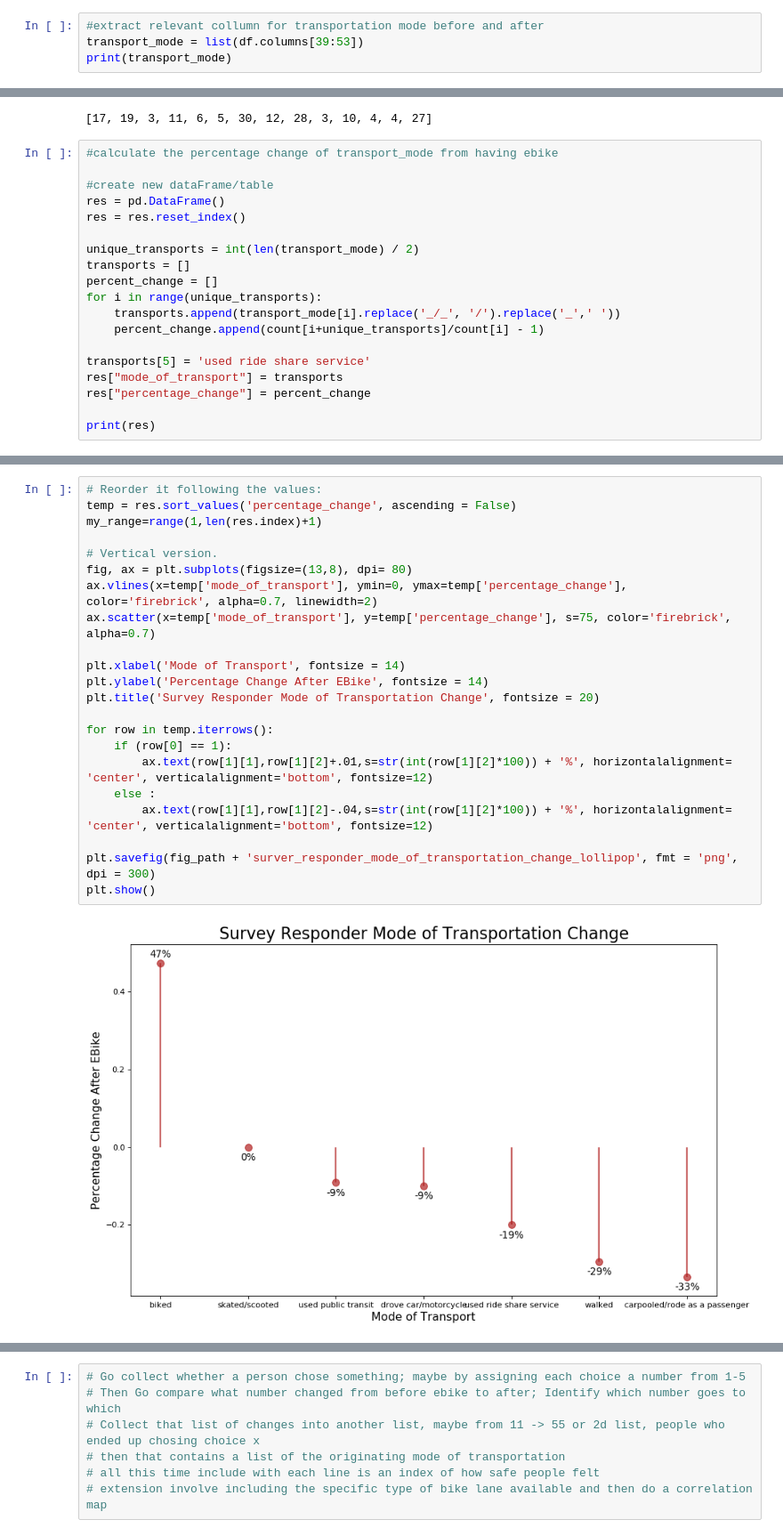
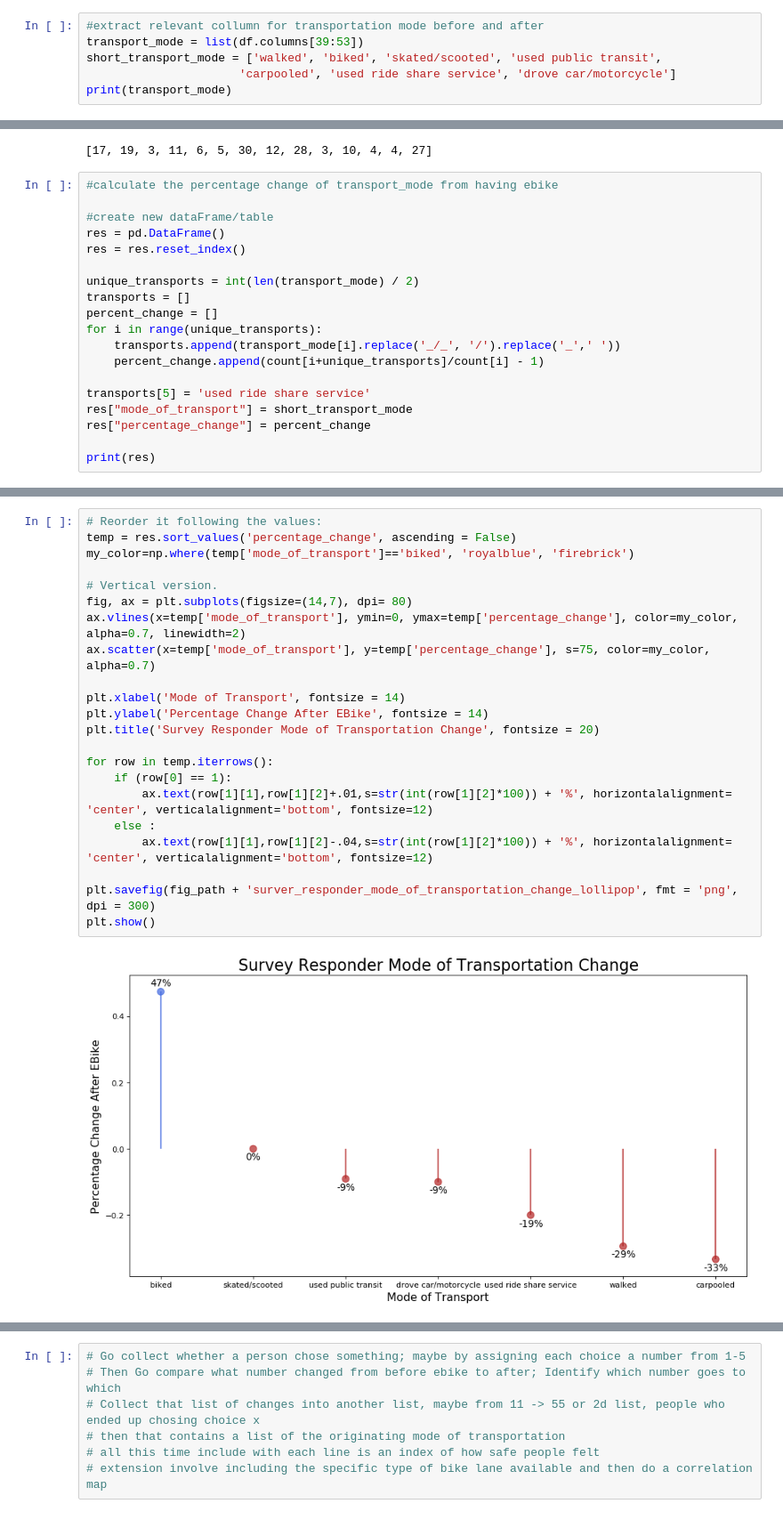
Before and after one commit to lindseytam/EBikeSurvey, a Jupyter notebook: notebook/analysis/01_summary_stats_ebike.ipynb, the cells around one changed output, grey strips where cells are left out. Shown at 89% size. Saved outputs shown, nothing was run; the diff lists cells and outputs as text.

```diff
--- a/notebook/analysis/01_summary_stats_ebike.ipynb
+++ b/notebook/analysis/01_summary_stats_ebike.ipynb
@@ -33,6 +33,8 @@ df.head()
 # %%
 #extract relevant collumn for transportation mode before and after
 transport_mode = list(df.columns[39:53])
+short_transport_mode = ['walked', 'biked', 'skated/scooted', 'used public transit',
+                      'carpooled', 'used ride share service', 'drove car/motorcycle']
 print(transport_mode)
 # %% [output]
 ['walked', 'biked', 'skated_/_scooted', 'used_public_transit', 'carpooled_/_rode_as_a_passenger', 'used_ride_share_service_(lyft/uber)', 'drove_car_/_motorcycle', 'walked.1', 'biked.1', 'skated_/_scoo ...
@@ -61,7 +63,7 @@ for i in range(unique_transports):
     percent_change.append(count[i+unique_transports]/count[i] - 1)
 
 transports[5] = 'used ride share service'
-res["mode_of_transport"] = transports
+res["mode_of_transport"] = short_transport_mode
 res["percentage_change"] = percent_change
 
 print(res)
@@ -92,24 +94,24 @@ plt.show()
 # %%
 # Reorder it following the values:
 temp = res.sort_values('percentage_change', ascending = False)
-my_range=range(1,len(res.index)+1)
+my_color=np.where(temp['mode_of_transport']=='biked', 'royalblue', 'firebrick')
 
 # Vertical version.
-fig, ax = plt.subplots(figsize=(13,8), dpi= 80)
-ax.vlines(x=temp['mode_of_transport'], ymin=0, ymax=temp['percentage_change'], color='firebrick', alpha=0.7, linewidth=2)
-ax.scatter(x=temp['mode_of_transport'], y=temp['percentage_change'], s=75, color='firebrick', alpha=0.7)
+fig, ax = plt.subplots(figsize=(14,7), dpi= 80)
+ax.vlines(x=temp['mode_of_transport'], ymin=0, ymax=temp['percentage_change'], color=my_color, alpha=0.7, linewidth=2)
+ax.scatter(x=temp['mode_of_transport'], y=temp['percentage_change'], s=75, color=my_color, alpha=0.7)
 
 plt.xlabel('Mode of Transport', fontsize = 14)
 plt.ylabel('Percentage Change After EBike', fontsize = 14)
 plt.title('Survey Responder Mode of Transportation Change', fontsize = 20)
 
 for row in temp.iterrows():
     if (row[0] == 1):
         ax.text(row[1][1],row[1][2]+.01,s=str(int(row[1][2]*100)) + '%', horizontalalignment= 'center', verticalalignment='bottom', fontsize=12)
     else :
         ax.text(row[1][1],row[1][2]-.04,s=str(int(row[1][2]*100)) + '%', horizontalalignment= 'center', verticalalignment='bottom', fontsize=12)
 
 plt.savefig(fig_path + 'surver_responder_mode_of_transportation_change_lollipop', fmt = 'png', dpi = 300)
 plt.show()
 # %% [output]
-[figure, old version]
+[figure, new version]
```
Also changed, not shown: parts of 16 cells of this notebook, 4 other files.
